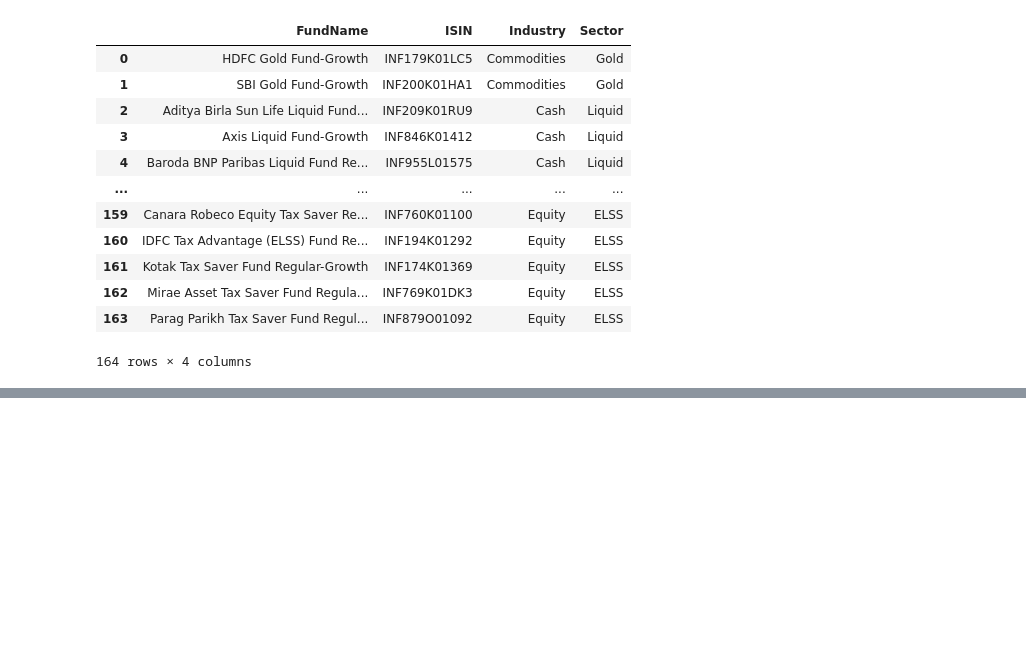
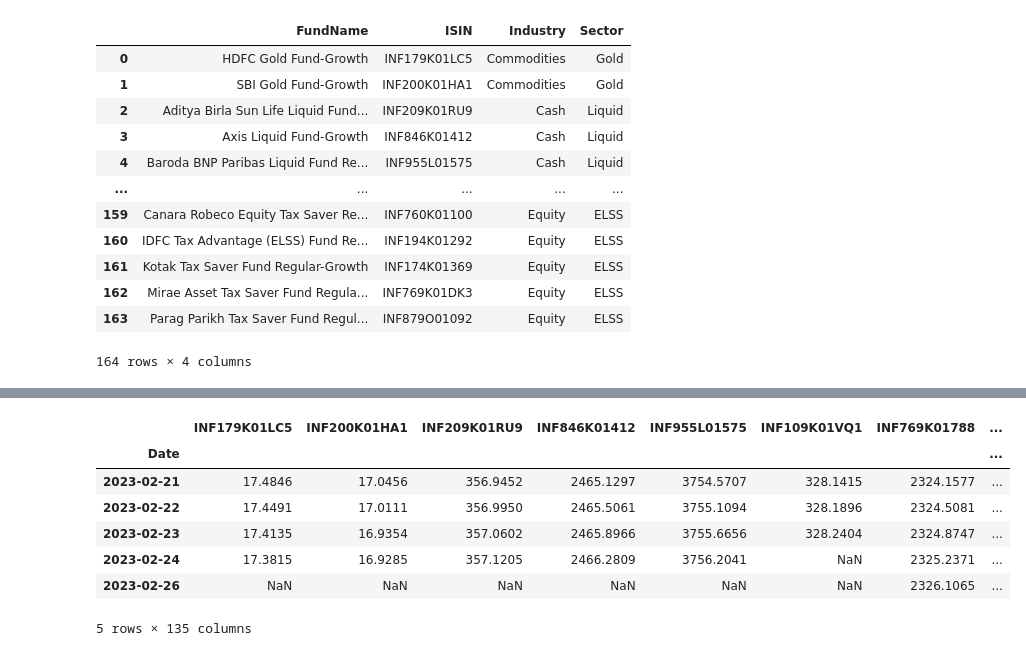
Before and after one commit to quniq/MF_port, a Jupyter notebook: poc _mf.ipynb, the cells around one changed output, grey strips where cells are left out. Cells and saved outputs as stored; diff of their text form; code cells hidden in the pictures; blank space fills up the shorter version.

```diff
--- a/poc _mf.ipynb
+++ b/poc _mf.ipynb
@@ -539,0 +615,48 @@ pd_hodl
+# %%
+names = mf['ISIN'].tolist()
+# %%
+grouped = df.groupby('ISIN')
+
+# select the df from grouped df
+grouped.get_group(names[0])
+
+data = {}
+
+n = len(names)
+for i in range(0, n):
+    tdf = grouped.get_group(names[i])
+    # df.index = df.index.str.slice(stop=10)
+    tdf.index = pd.to_datetime(tdf.Date,
+                               format='%Y-%m-%d',
+                               infer_datetime_format=True)
+    tdf = tdf['NAV'].to_frame()
+    # df = df.resample('D').last().dropna()
+    tdf.columns = [names[i]]
+    data[str(i)] = tdf
+# %%
+#%%
+data2 = pd.DataFrame([])
+
+for i in data.keys():
+    data2 = data2.merge(data[str(i)],
+                        how='outer',
+                        left_index=True,
+                        right_index=True)
+
+data3 = data2[data2.index > '2013-12-31']
+
+cols = data3.iloc[0, :]
+cols = cols[cols.isna() == False].index
+
+data3 = data3[cols].fillna(method='bfill')
+
+data3.tail()
+# %% [output]
+|  | INF179K01LC5 | INF200K01HA1 | INF209K01RU9 | INF846K01412 | INF955L01575 | INF109K01VQ1 | INF769K01788 | ... |
+| Date |  |  |  |  |  |  |  | ... |
+| 2023-02-21 | 17.4846 | 17.0456 | 356.9452 | 2465.1297 | 3754.5707 | 328.1415 | 2324.1577 | ... |
+| 2023-02-22 | 17.4491 | 17.0111 | 356.9950 | 2465.5061 | 3755.1094 | 328.1896 | 2324.5081 | ... |
+| 2023-02-23 | 17.4135 | 16.9354 | 357.0602 | 2465.8966 | 3755.6656 | 328.2404 | 2324.8747 | ... |
+| 2023-02-24 | 17.3815 | 16.9285 | 357.1205 | 2466.2809 | 3756.2041 | NaN | 2325.2371 | ... |
+| 2023-02-26 | NaN | NaN | NaN | NaN | NaN | NaN | 2326.1065 | ... |
+5 rows × 135 columns
```
Also changed, not shown: parts of 16 cells of this notebook, 4 other files.
